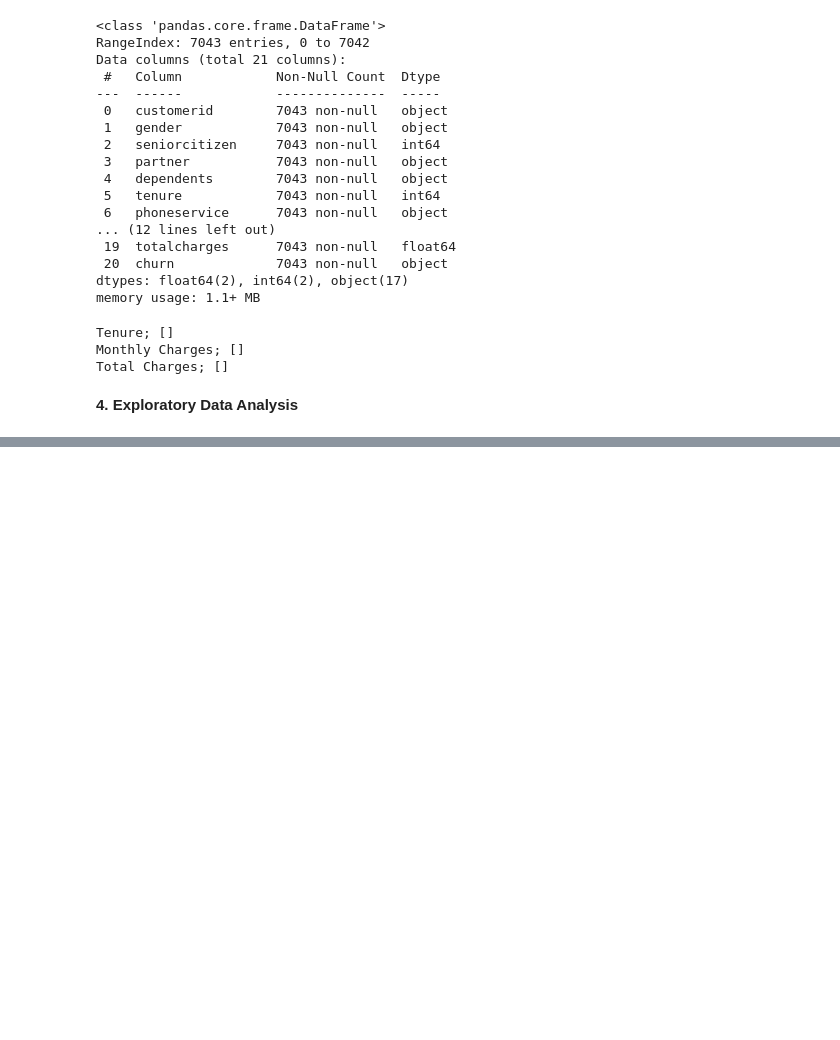
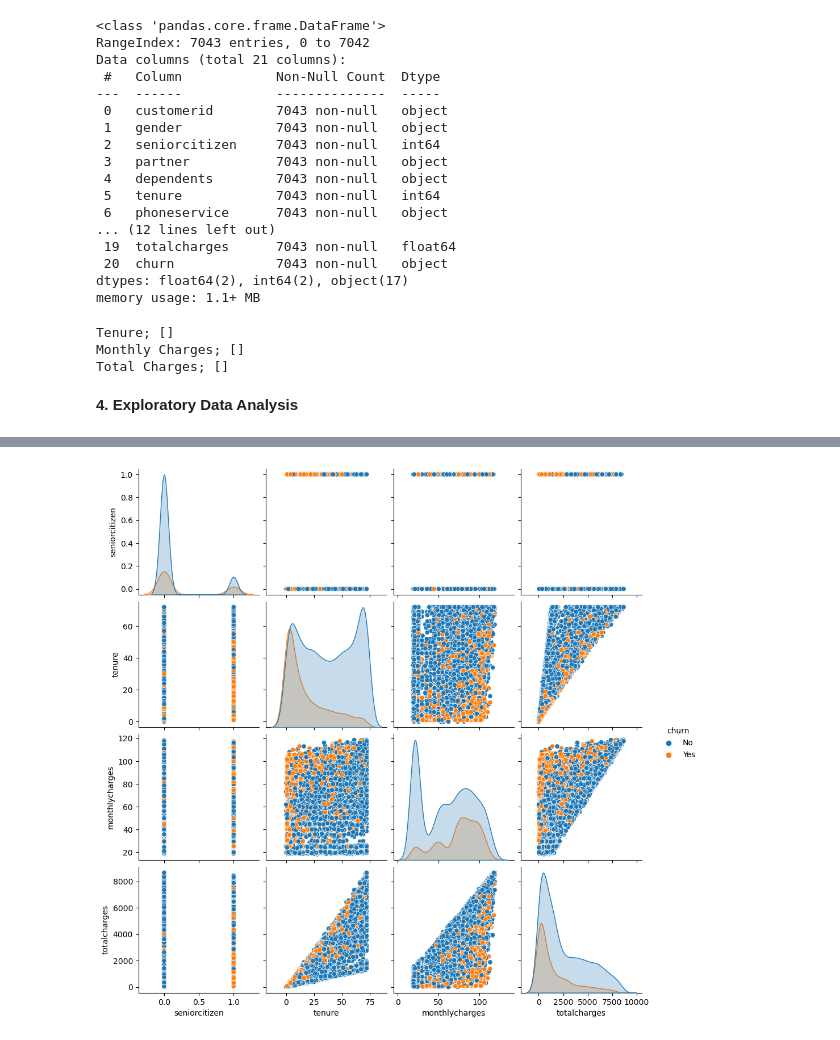
Before and after one commit to Sam1522/Lux-Dev_Projects, a Jupyter notebook: Predicting Telecom Company Customer Churn.ipynb, the cells around one changed output, grey strips where cells are left out. Cells and saved outputs as stored; diff of their text form; code cells hidden in the pictures; blank space fills up the shorter version.

```diff
--- a/Predicting Telecom Company Customer Churn.ipynb
+++ b/Predicting Telecom Company Customer Churn.ipynb
@@ -337,0 +345,5 @@ AttributeError: module 'matplotlib.pyplot' has no attribute 'barplot'
+# %%
+#Univariate Analysis
+sns.pairplot(data=df, hue='churn');
+# %% [output]
+[figure, added]
```
Also changed, not shown: parts of 5 cells of this notebook.
